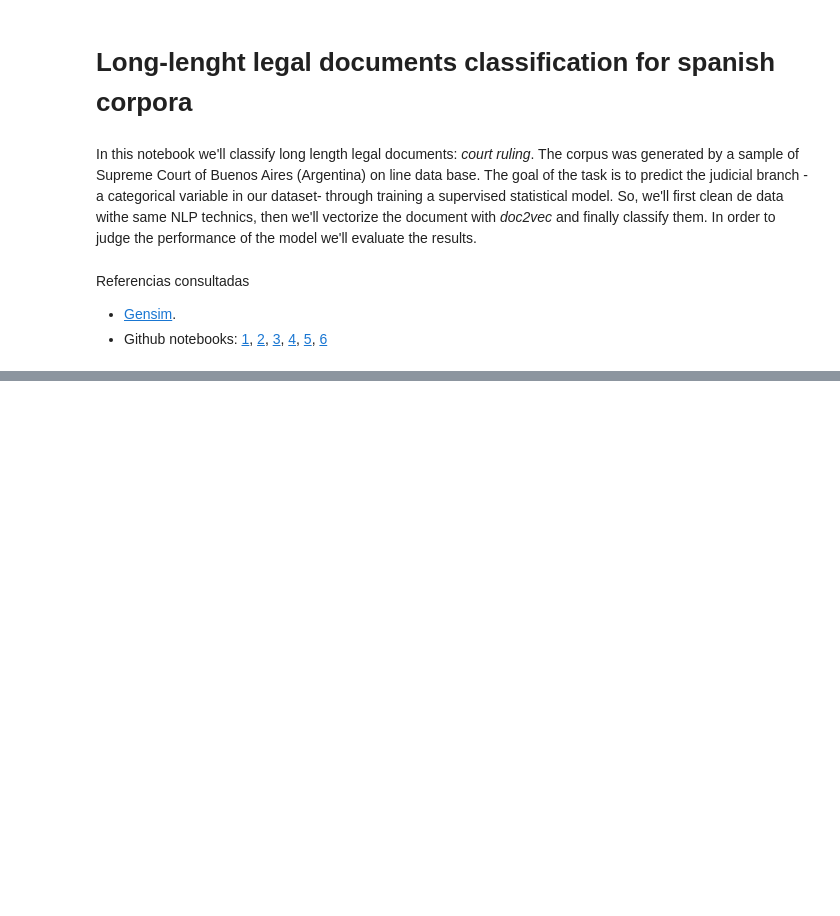
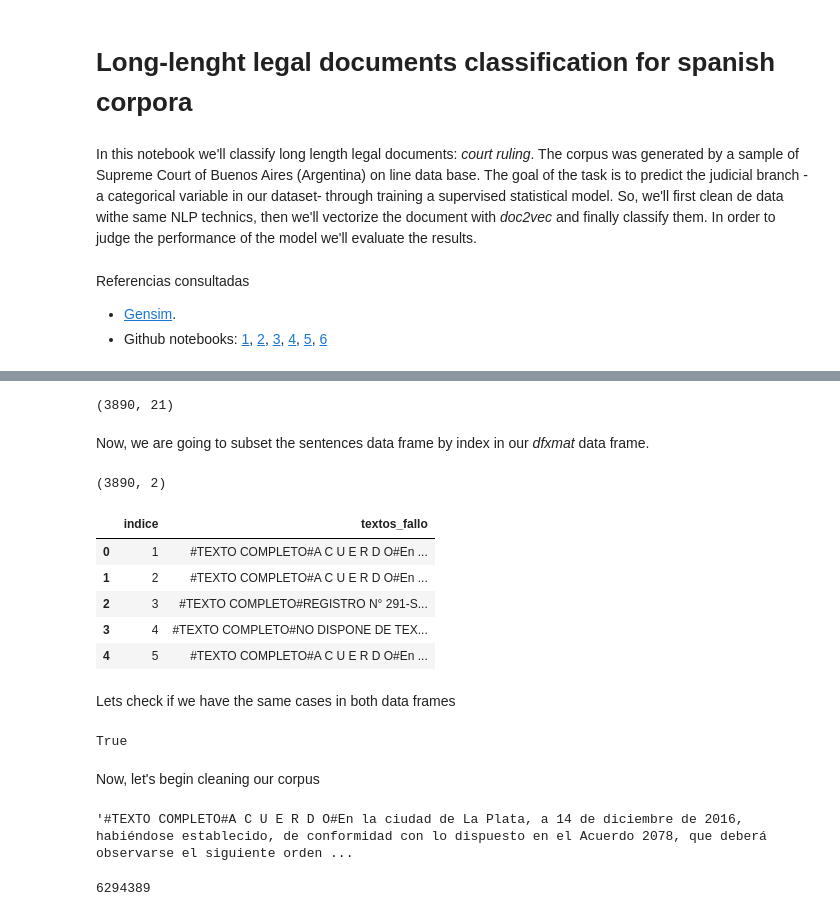
Before and after one commit to castillosebastian/research_tools, a Jupyter notebook: clasificacion_documentos_legales_2.ipynb, the cells around one changed output, grey strips where cells are left out. Saved outputs shown, nothing was run; the diff lists cells and outputs as text; code cells hidden in the pictures; blank space fills up the shorter version.

```diff
--- a/clasificacion_documentos_legales_2.ipynb
+++ b/clasificacion_documentos_legales_2.ipynb
@@ -47,0 +98,38 @@ dfxtf = df[df['tipo_fallo'].isin(tipo_felegidos)]
+# %%
+dfxmat.shape
+# %% [output]
+(3890, 21)
+# %% [markdown]
+Now, we are going to subset the sentences data frame by index in our *dfxmat* data frame.
+# %%
+dfallos = pd.DataFrame(fallos)
+dfallos = dfallos[dfallos.indice.isin(dfxmat.indice)]
+# %%
+dfallos.shape
+# %% [output]
+(3890, 2)
+# %%
+dfallos.head()
+# %% [output]
+|  | indice | textos_fallo |
+| 0 | 1 | #TEXTO COMPLETO#A C U E R D O#En ... |
+| 1 | 2 | #TEXTO COMPLETO#A C U E R D O#En ... |
+| 2 | 3 | #TEXTO COMPLETO#REGISTRO N° 291-S... |
+| 3 | 4 | #TEXTO COMPLETO#NO DISPONE DE TEX... |
+| 4 | 5 | #TEXTO COMPLETO#A C U E R D O#En ... |
+# %% [markdown]
+Lets check if we have the same cases in both data frames
+# %%
+dfallos['indice'].equals(dfxmat['indice'])
+# %% [output]
+True
+# %% [markdown]
+Now, let's begin cleaning our corpus
+# %%
+dfallos.iloc[1,1]
+# %% [output]
+'#TEXTO COMPLETO#A C U E R D O#En la ciudad de La Plata, a 14 de diciembre de 2016, habiéndose establecido, de conformidad con lo dispuesto en el Acuerdo 2078, que deberá observarse el siguiente orden ...
+# %%
+dfallos['textos_fallo'].apply(lambda x: len(x.split(' '))).sum()
+# %% [output]
+6294389
```
Also changed, not shown: parts of 30 cells of this notebook.
